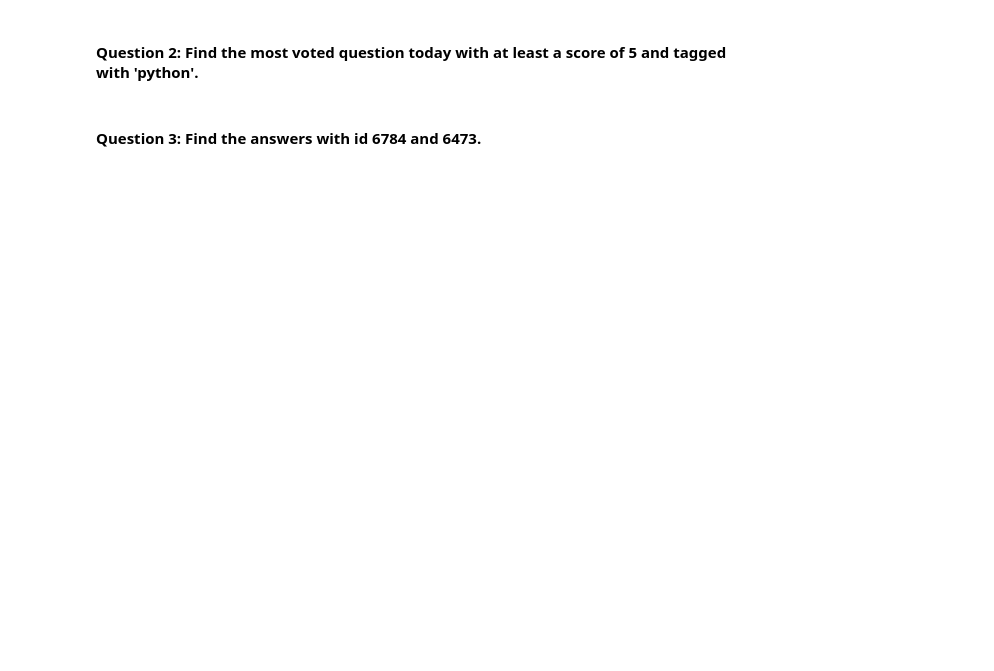
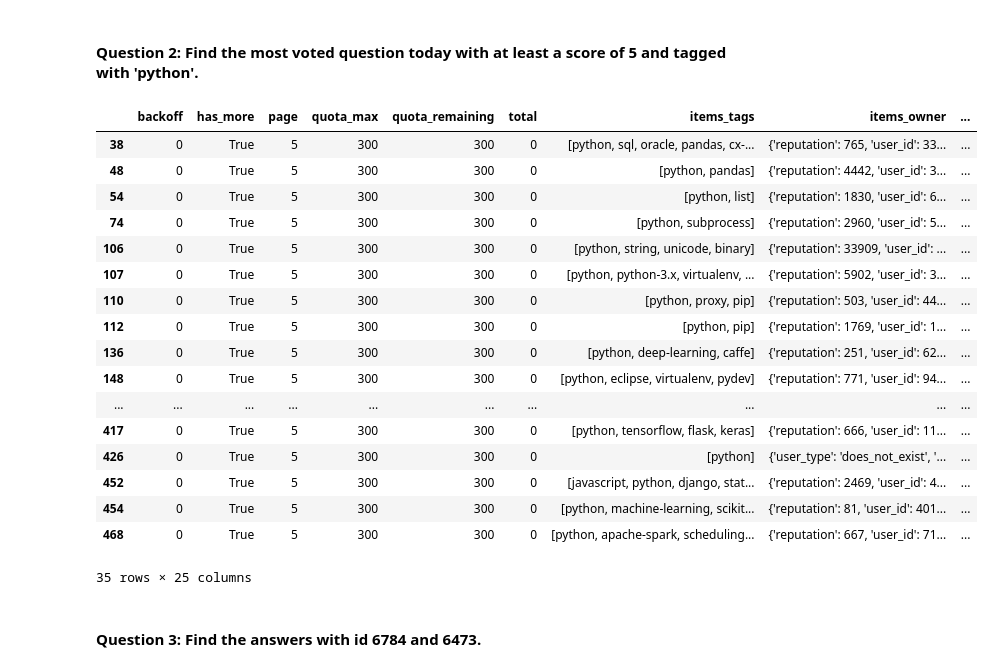
Before and after one commit to paoloironhack/data_analytics062020, a Jupyter notebook: labs/module_1/17_lab_stack_API/your-code/main.ipynb, the cells around one changed output. Drawn from its saved outputs; the diff is of its cells as text; code cells hidden in the pictures; blank space fills up the shorter version.

```diff
--- a/labs/module_1/17_lab_stack_API/your-code/main.ipynb
+++ b/labs/module_1/17_lab_stack_API/your-code/main.ipynb
@@ -26,2 +149,33 @@ Before you start with the lab, please be aware that all the relevant information
+# %%
+# your code here
+
+questions = SITE.fetch('questions',tagged='python')#,min=5,sort="items_score")   #,fromdate=datetime(2020,7,8), todate=datetime(2020,8,8)
+questions_df = pd.DataFrame(questions)
+flatten = pd.DataFrame(dict(questions_df["items"])).transpose()
+columns = [str(i) for i in flatten.columns]
+flatten.columns = ["items" + "_" + colname for colname in columns]
+questions_df = pd.concat([questions_df,flatten],axis=1)
+questions_df = questions_df.drop("items",axis=1)
+# %%
+questions_df[questions_df["items_score"] >= 5]
+# %% [output]
+|  | backoff | has_more | page | quota_max | quota_remaining | total | items_tags | items_owner | ... |
+| 38 | 0 | True | 5 | 300 | 300 | 0 | [python, sql, oracle, pandas, cx-... | {'reputation': 765, 'user_id': 33... | ... |
+| 48 | 0 | True | 5 | 300 | 300 | 0 | [python, pandas] | {'reputation': 4442, 'user_id': 3... | ... |
+| 54 | 0 | True | 5 | 300 | 300 | 0 | [python, list] | {'reputation': 1830, 'user_id': 6... | ... |
+| 74 | 0 | True | 5 | 300 | 300 | 0 | [python, subprocess] | {'reputation': 2960, 'user_id': 5... | ... |
+| 106 | 0 | True | 5 | 300 | 300 | 0 | [python, string, unicode, binary] | {'reputation': 33909, 'user_id': ... | ... |
+| 107 | 0 | True | 5 | 300 | 300 | 0 | [python, python-3.x, virtualenv, ... | {'reputation': 5902, 'user_id': 3... | ... |
+| 110 | 0 | True | 5 | 300 | 300 | 0 | [python, proxy, pip] | {'reputation': 503, 'user_id': 44... | ... |
+| 112 | 0 | True | 5 | 300 | 300 | 0 | [python, pip] | {'reputation': 1769, 'user_id': 1... | ... |
+| 136 | 0 | True | 5 | 300 | 300 | 0 | [python, deep-learning, caffe] | {'reputation': 251, 'user_id': 62... | ... |
+| 148 | 0 | True | 5 | 300 | 300 | 0 | [python, eclipse, virtualenv, pydev] | {'reputation': 771, 'user_id': 94... | ... |
+| ... | ... | ... | ... | ... | ... | ... | ... | ... | ... |
+| 417 | 0 | True | 5 | 300 | 300 | 0 | [python, tensorflow, flask, keras] | {'reputation': 666, 'user_id': 11... | ... |
+| 426 | 0 | True | 5 | 300 | 300 | 0 | [python] | {'user_type': 'does_not_exist', '... | ... |
+| 452 | 0 | True | 5 | 300 | 300 | 0 | [javascript, python, django, stat... | {'reputation': 2469, 'user_id': 4... | ... |
+| 454 | 0 | True | 5 | 300 | 300 | 0 | [python, machine-learning, scikit... | {'reputation': 81, 'user_id': 401... | ... |
+| 468 | 0 | True | 5 | 300 | 300 | 0 | [python, apache-spark, scheduling... | {'reputation': 667, 'user_id': 71... | ... |
+35 rows × 25 columns
 # %% [markdown]
 #### Question 3: Find the answers with id 6784 and 6473.
```
Also changed, not shown: parts of 19 cells of this notebook.
